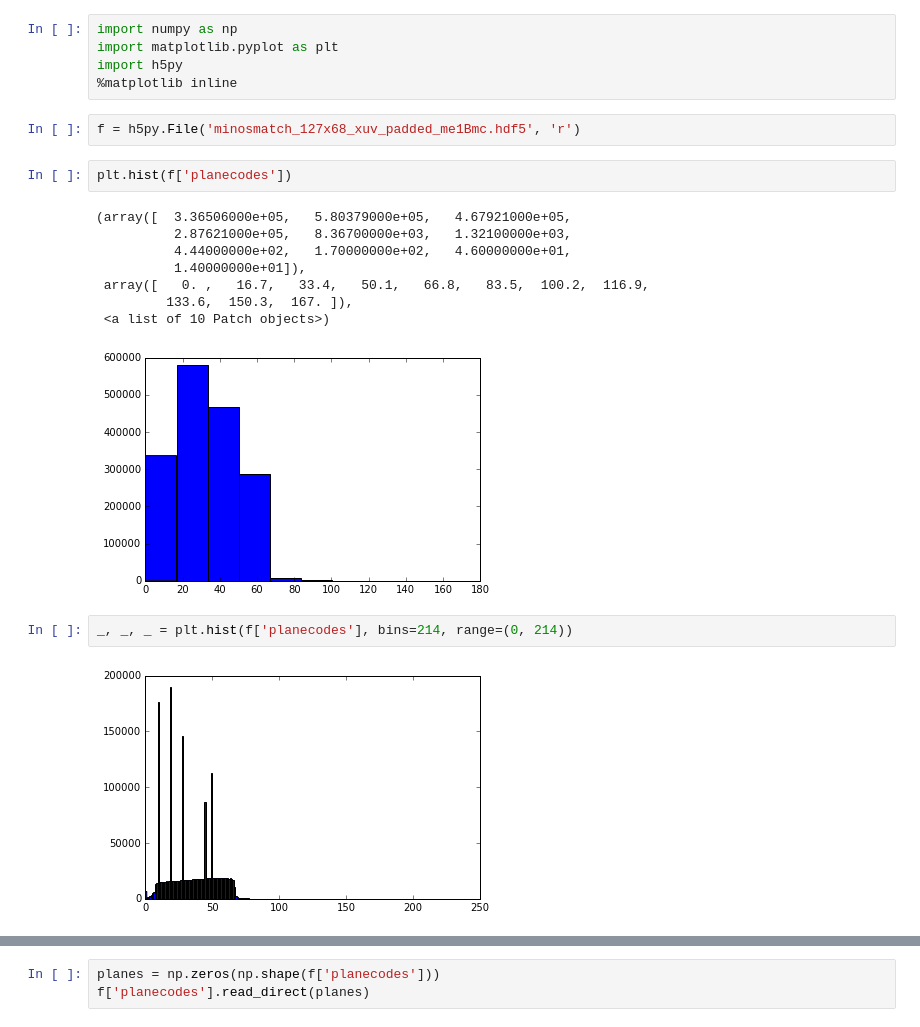
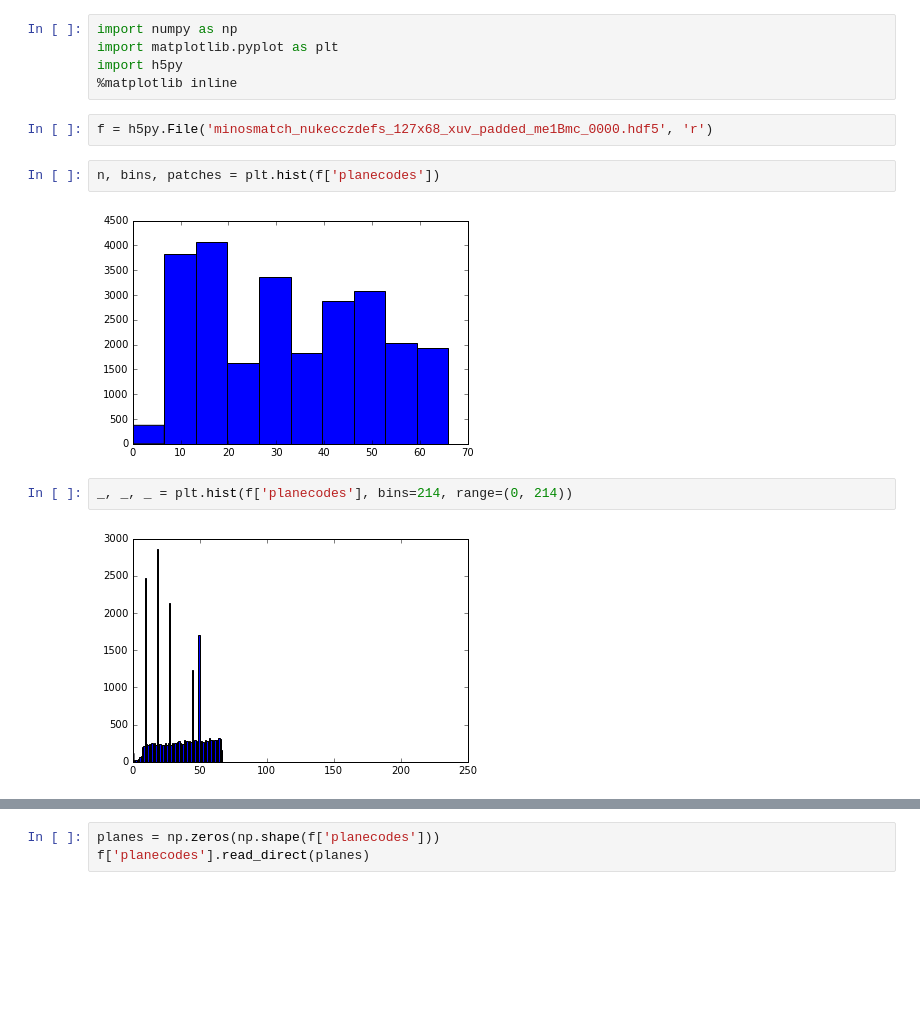
Before and after one commit to faizaakbar/ANNMINERvA, a Jupyter notebook: visualize_planecode_occupancy_stats.ipynb, the cells around one changed output, grey strips where cells are left out. Cells and saved outputs as stored; diff of their text form; blank space fills up the shorter version.

```diff
--- a/visualize_planecode_occupancy_stats.ipynb
+++ b/visualize_planecode_occupancy_stats.ipynb
@@ -4,20 +4,13 @@ import matplotlib.pyplot as plt
 import h5py
 %matplotlib inline
 # %%
-f = h5py.File('minosmatch_127x68_xuv_padded_me1Bmc.hdf5', 'r')
+f = h5py.File('minosmatch_nukecczdefs_127x68_xuv_padded_me1Bmc_0000.hdf5', 'r')
 # %%
-plt.hist(f['planecodes'])
+n, bins, patches = plt.hist(f['planecodes'])
 # %% [output]
-(array([  3.36506000e+05,   5.80379000e+05,   4.67921000e+05,
-          2.87621000e+05,   8.36700000e+03,   1.32100000e+03,
-          4.44000000e+02,   1.70000000e+02,   4.60000000e+01,
-          1.40000000e+01]),
- array([   0. ,   16.7,   33.4,   50.1,   66.8,   83.5,  100.2,  116.9,
-         133.6,  150.3,  167. ]),
- <a list of 10 Patch objects>)
-[figure, old version]
+[figure, new version]
 # %%
 _, _, _ = plt.hist(f['planecodes'], bins=214, range=(0, 214))
 # %% [output]
-[figure, old version]
+[figure, new version]
 # %%
```
Also changed, not shown: parts of 11 cells of this notebook, 1 other file.
